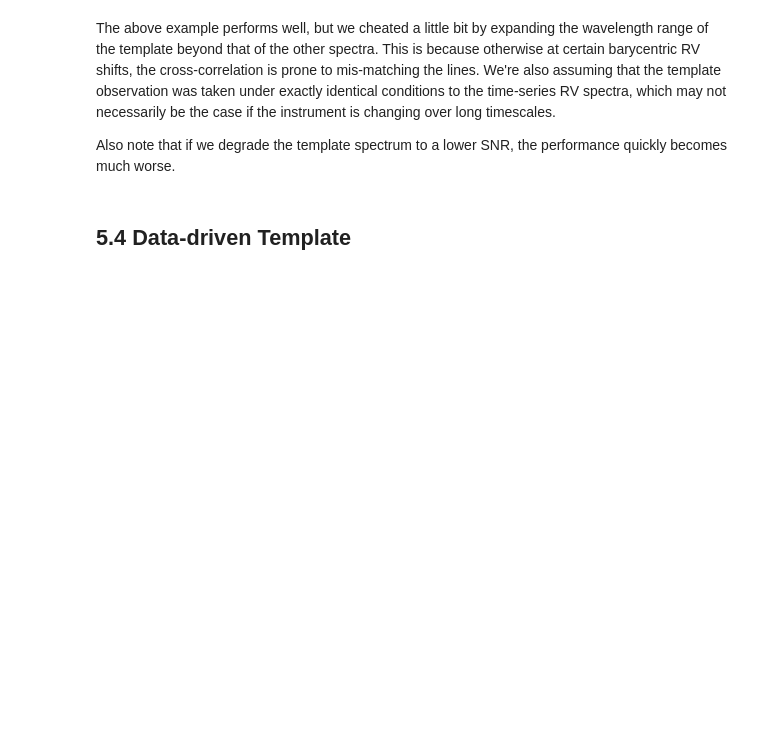
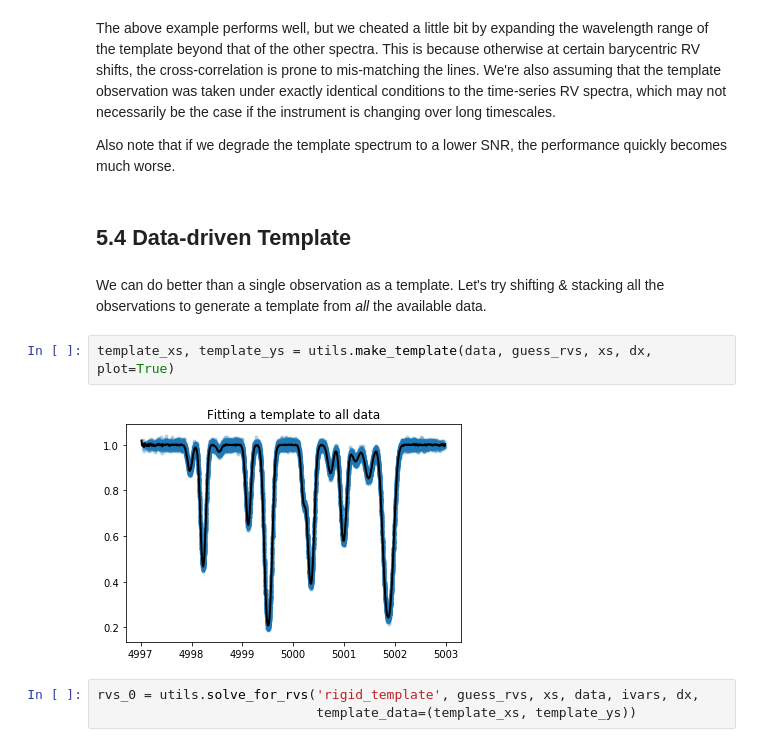
Before and after one commit to davidwhogg/EPRV, a Jupyter notebook: notebook/realistic.ipynb, the cells around one changed output. Saved outputs shown, nothing was run; the diff lists cells and outputs as text; blank space fills up the shorter version.

```diff
--- a/notebook/realistic.ipynb
+++ b/notebook/realistic.ipynb
@@ -190,3 +191,12 @@ The above example performs well, but we cheated a little bit by expanding the wa
 Also note that if we degrade the template spectrum to a lower SNR, the performance quickly becomes much worse.
 # %% [markdown]
 ## 5.4 Data-driven Template
+# %% [markdown]
+We can do better than a single observation as a template. Let's try shifting & stacking all the observations to generate a template from *all* the available data.
+# %%
+template_xs, template_ys = utils.make_template(data, guess_rvs, xs, dx, plot=True)
+# %% [output]
+[figure, added]
+# %%
+rvs_0 = utils.solve_for_rvs('rigid_template', guess_rvs, xs, data, ivars, dx,
+                            template_data=(template_xs, template_ys))
```
Also changed, not shown: parts of 12 cells of this notebook.
